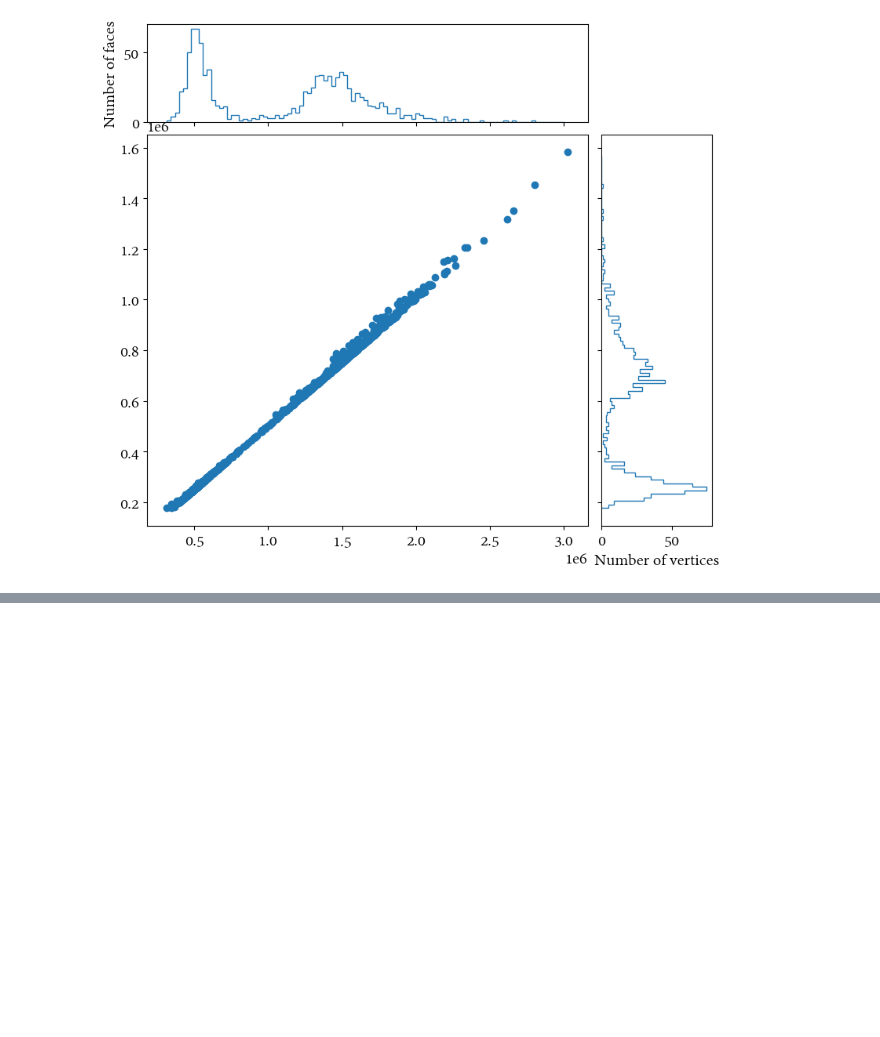
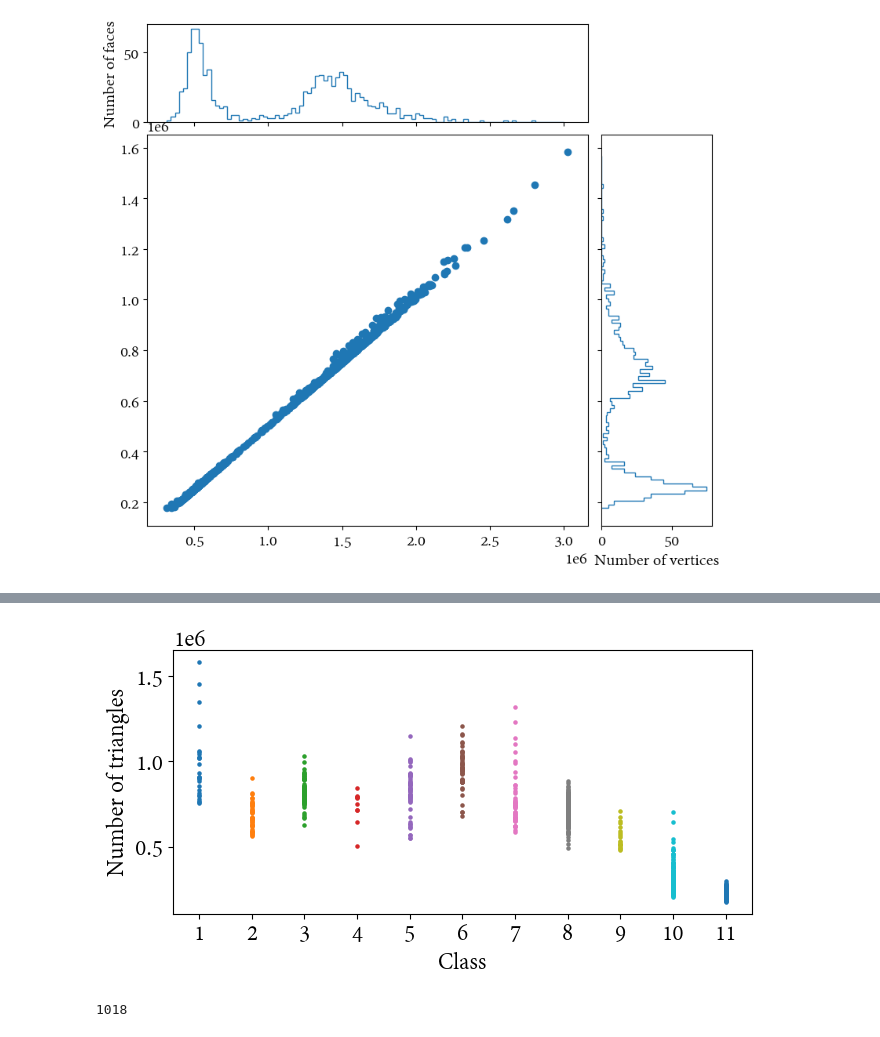
Before and after one commit to AlfonsoLRz/VoxelFragmentML, a Jupyter notebook: Python/Visualizer/dataset_stats.ipynb, the cells around one changed output, grey strips where cells are left out. Drawn from its saved outputs; the diff is of its cells as text; code cells hidden in the pictures; blank space fills up the shorter version.

```diff
--- a/Python/Visualizer/dataset_stats.ipynb
+++ b/Python/Visualizer/dataset_stats.ipynb
@@ -80,0 +117,20 @@ plt.show()
+# %%
+# Show number of faces with class being the x axis
+fig, ax = plt.subplots(figsize=(7, 4))
+for class_id, info in enumerate(class_info):
+    if len(info) == 0:
+        continue
+    num_vertices, num_faces = zip(*info)
+    ax.scatter([class_id + 1] * len(num_faces), num_faces, label=class_id, s=5)
+ax.set_xlabel('Class')
+ax.set_ylabel('Number of triangles')
+plt.xticks(np.arange(1, len(class_info) + 1, 1))
+plt.tight_layout()
+plt.savefig('results/num_faces_class.png', dpi=500)
+plt.show()
+# %% [output]
+[figure, added]
+# %%
+len(class_dict.keys())
+# %% [output]
+1018
```
Also changed, not shown: parts of 5 cells of this notebook, 28 other files.
